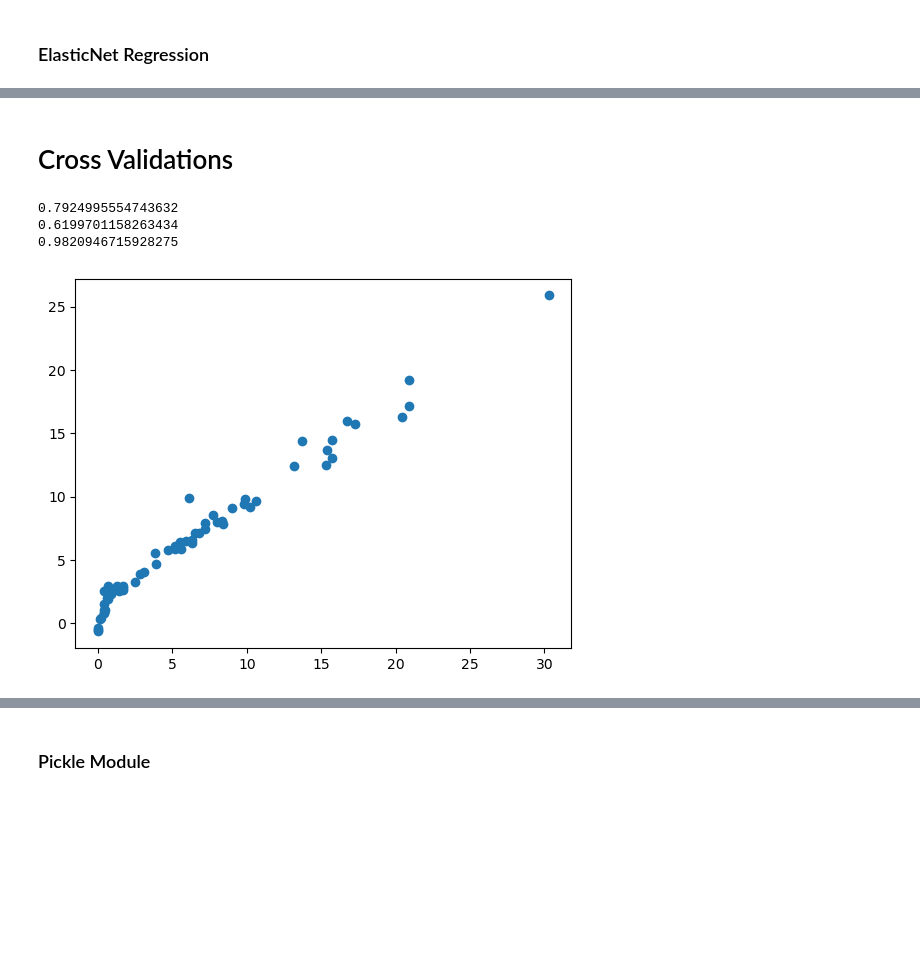
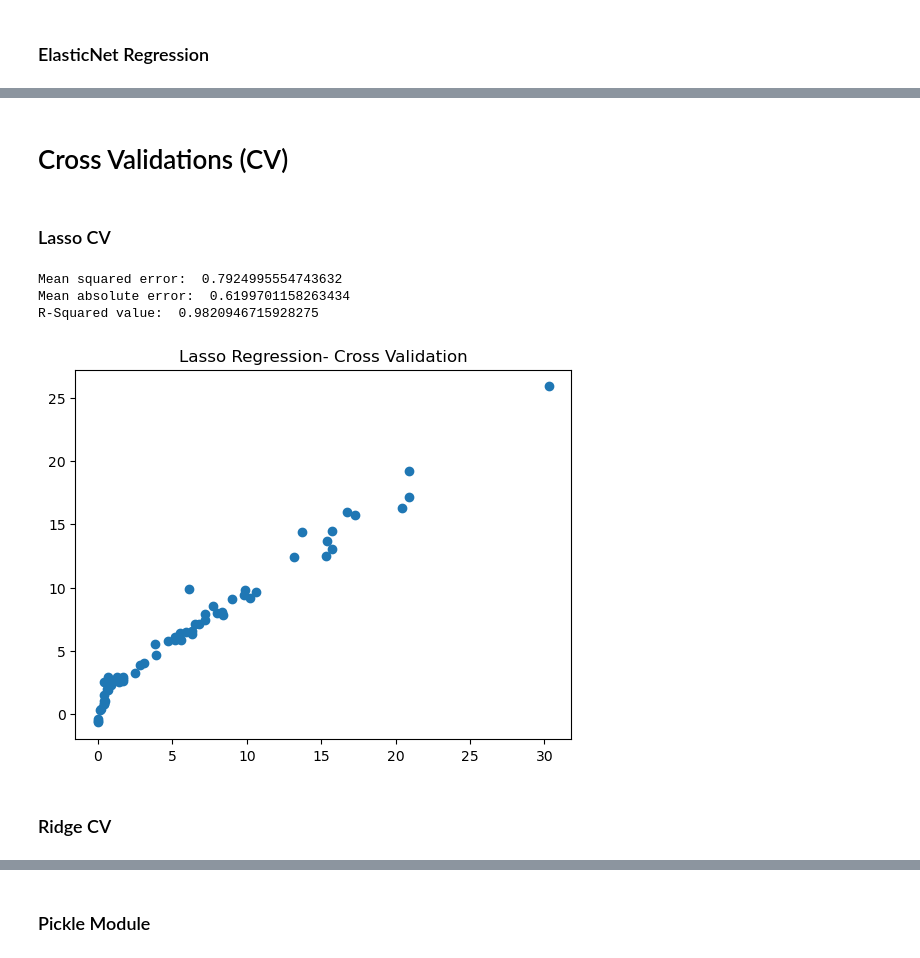
Before and after one commit to ParmeetCS/Fire-Weather-Index-FWI-Predictor, a Jupyter notebook: notebooks/Model_training.ipynb, the cells around one changed output, grey strips where cells are left out. Cells and saved outputs as stored; diff of their text form; code cells hidden in the pictures; blank space fills up the shorter version.

```diff
--- a/notebooks/Model_training.ipynb
+++ b/notebooks/Model_training.ipynb
@@ -212,25 +217,30 @@ print(rsquare)
 # %% [markdown]
-# Cross Validations
+# Cross Validations (CV)
+# %% [markdown]
+### Lasso CV
 # %%
 from sklearn.linear_model import LassoCV
 from sklearn.metrics import mean_squared_error
 from sklearn.metrics import mean_absolute_error
 from sklearn.metrics import r2_score
 lassocv=LassoCV()
 lassocv.fit(X_train_scaled,Y_train)
 y_pred=lassocv.predict(X_test_scaled)
 plt.scatter(Y_test,y_pred2)
 mse=mean_squared_error(Y_test,y_pred)
 mae=mean_absolute_error(Y_test,y_pred)
-rsquare=r2_score(Y_test,y_pred)
-print(mse)
-print(mae)
-print(rsquare)
+rsquared=r2_score(Y_test,y_pred)
+plt.title("Lasso Regression- Cross Validation")
+print("Mean squared error: ",mse)
+print("Mean absolute error: ",mae)
+print("R-Squared value: ",rsquared)
 # %% [output]
-0.7924995554743632
-0.6199701158263434
-0.9820946715928275
+Mean squared error:  0.7924995554743632
+Mean absolute error:  0.6199701158263434
+R-Squared value:  0.9820946715928275
-[figure, old version]
+[figure, new version]
+# %% [markdown]
+### Ridge CV
 # %%
 from sklearn.linear_model import RidgeCV
 from sklearn.metrics import mean_squared_error
```
Also changed, not shown: parts of 10 cells of this notebook.
